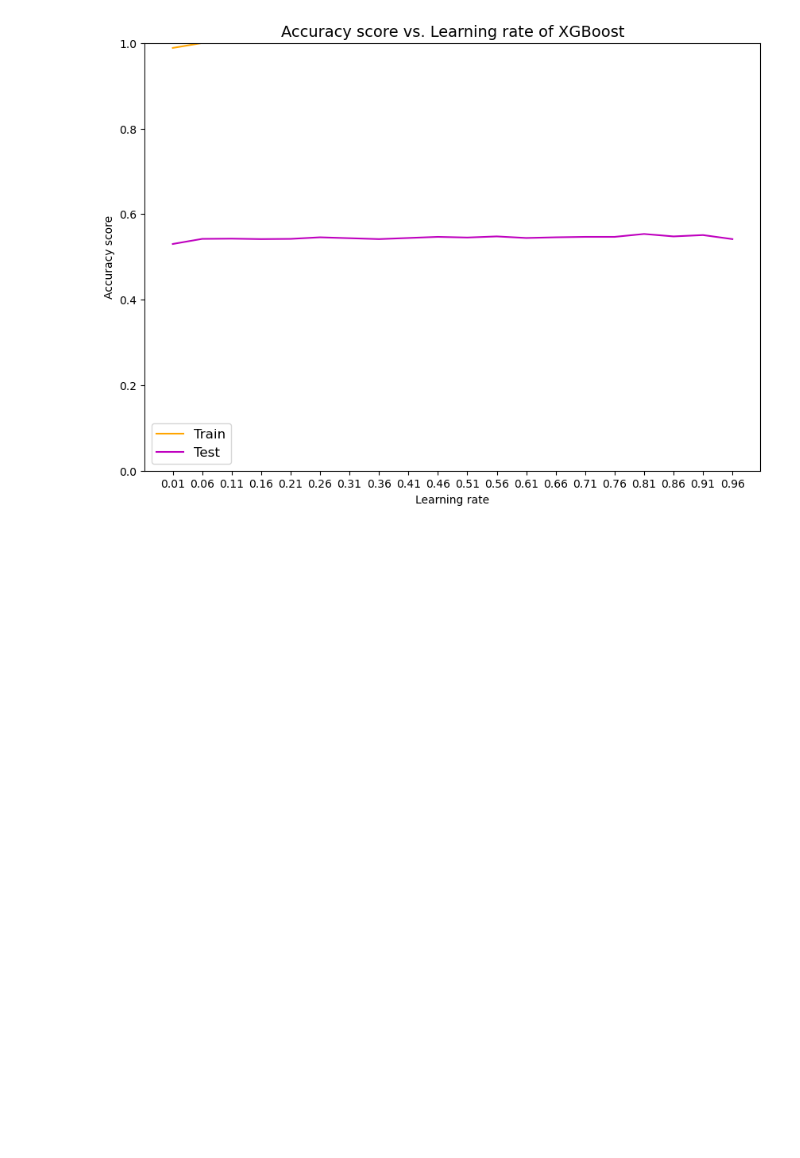
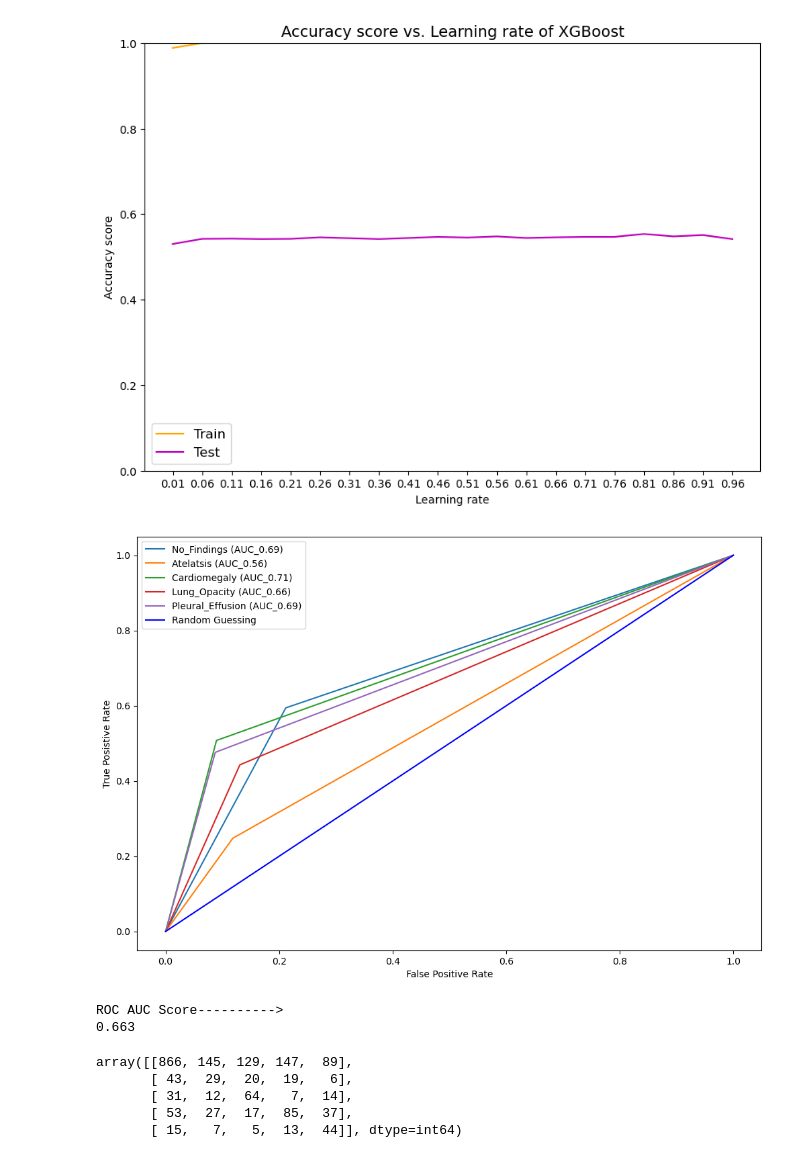
Before and after one commit to UC-Berkeley-I-School/mids-210-radiology-triage-models-spring24, a Jupyter notebook: notebooks/fusion_model_aggregatedembeddings.ipynb, the cells around one changed output. Cells and saved outputs as stored; diff of their text form; code cells hidden in the pictures; blank space fills up the shorter version.

```diff
--- a/notebooks/fusion_model_aggregatedembeddings.ipynb
+++ b/notebooks/fusion_model_aggregatedembeddings.ipynb
@@ -391,3 +286,0 @@ y_pred = knn.predict(X_val)
-# %%
-auc = roc_auc_score(y_val, y_pred)
-print("AUC:", auc)
@@ -440,6 +457,24 @@ plt.title('Accuracy score vs. Learning rate of XGBoost', size=14)
 plt.show()
 # %% [output]
 [figure]
+# %%
+xgb_classifier = xgb.XGBClassifier(eta = 0.1)
+history_xgb = xgb_classifier.fit(X_train, y_train)
+
+create_roc_auc_curve_others(xgb_classifier, X_val, y_val)
+# %% [output]
+[figure, added]
+ROC AUC Score---------->
+0.663
+# %%
+pred_val_xgb = model_rf.predict(X_val)
+confusion_matrix(y_val, pred_val_xgb)
+# %% [output]
+array([[866, 145, 129, 147,  89],
+       [ 43,  29,  20,  19,   6],
+       [ 31,  12,  64,   7,  14],
+       [ 53,  27,  17,  85,  37],
+       [ 15,   7,   5,  13,  44]], dtype=int64)
 # %% [markdown]
 # Summary
 
```
Also changed, not shown: parts of 39 cells of this notebook.
